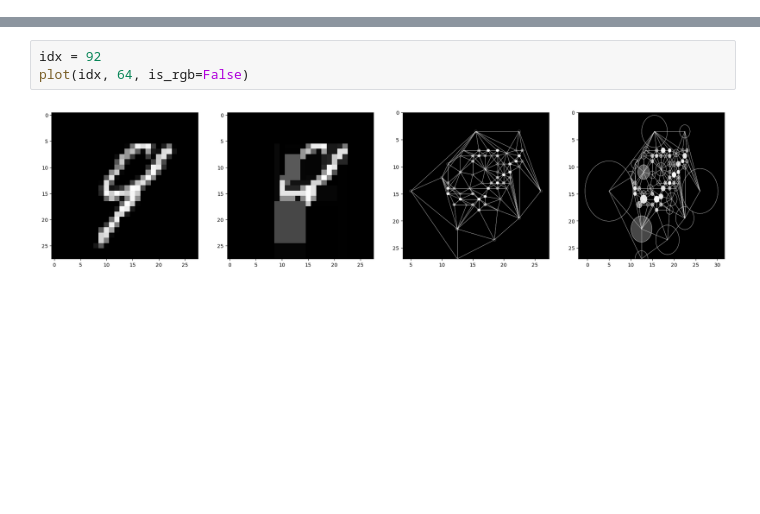
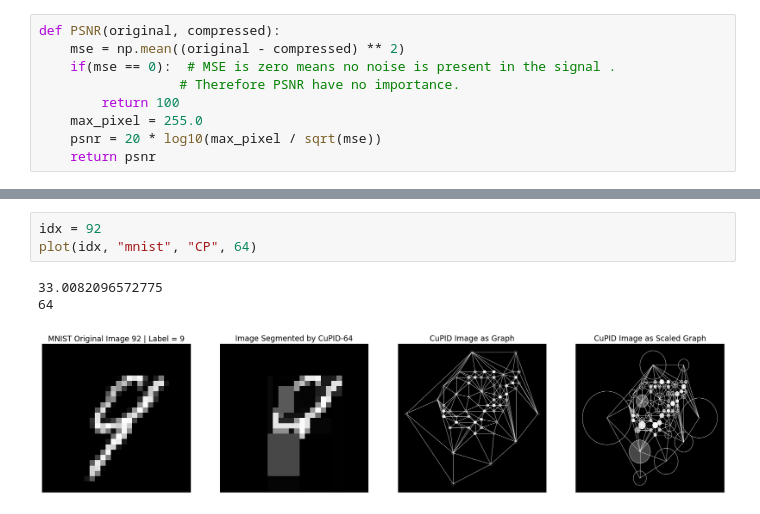
Before and after one commit to mubasshirMurshed/Cuboidal_Partitioning_Deep_Learning_Project, a Jupyter notebook: utils/visualise.ipynb, the cells around one changed output, grey strips where cells are left out. Saved outputs shown, nothing was run; the diff lists cells and outputs as text; blank space fills up the shorter version.

```diff
--- a/utils/visualise.ipynb
+++ b/utils/visualise.ipynb
@@ -13 +14,10 @@ from data.data_classes import MyOmniglot
+# %%
+def PSNR(original, compressed):
+    mse = np.mean((original - compressed) ** 2)
+    if(mse == 0):  # MSE is zero means no noise is present in the signal .
+                  # Therefore PSNR have no importance.
+        return 100
+    max_pixel = 255.0
+    psnr = 20 * log10(max_pixel / sqrt(mse))
+    return psnr
 # %%
@@ -83,6 +148,8 @@ def plot(idx, num_cuboids, is_rgb=False):
     plt.show()
 # %%
 idx = 92
-plot(idx, 64, is_rgb=False)
+plot(idx, "mnist", "CP", 64)
 # %% [output]
+33.0082096572775
+64
-[figure, old version]
+[figure, new version]
```
Also changed, not shown: parts of 3 cells of this notebook, 9 other files.
